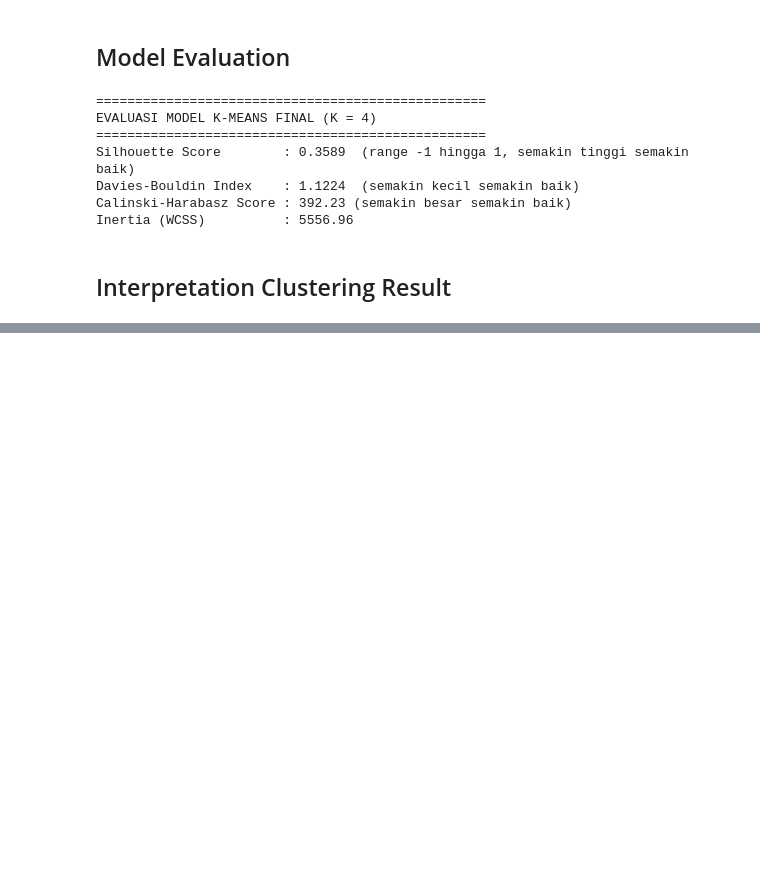
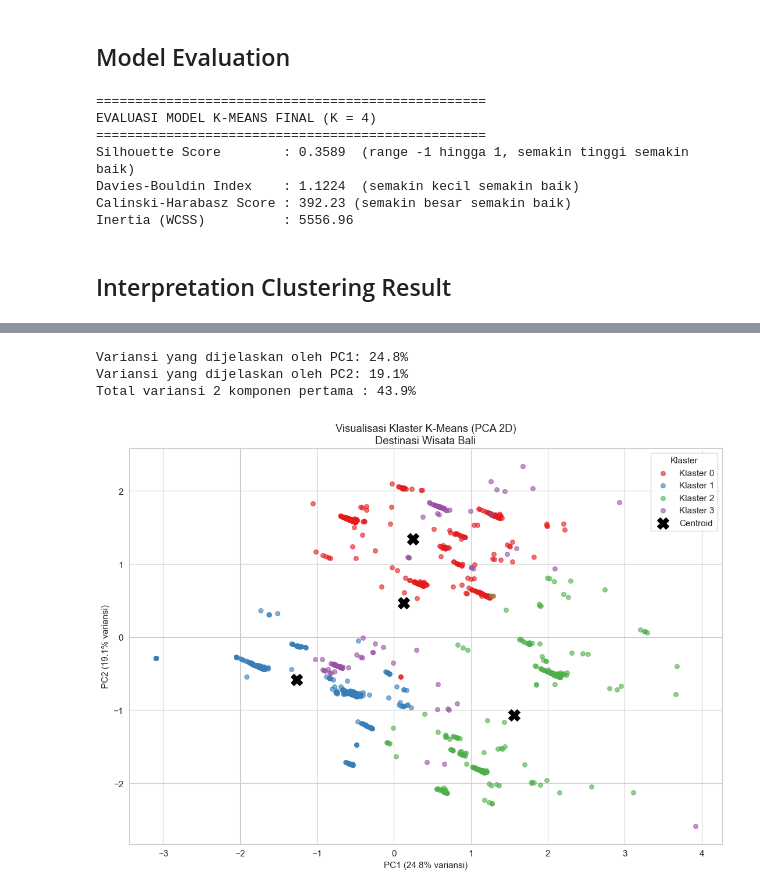
Before and after one commit to agungtrisutaji/balinavi-smart-travel, a Jupyter notebook: notebooks/02_clusterring.ipynb, the cells around one changed output, grey strips where cells are left out. Drawn from its saved outputs; the diff is of its cells as text; code cells hidden in the pictures; blank space fills up the shorter version.

```diff
--- a/notebooks/02_clusterring.ipynb
+++ b/notebooks/02_clusterring.ipynb
@@ -314,0 +403,48 @@ Inertia (WCSS)          : 5556.96
+# %%
+# ============================================================
+# VISUALISASI 4: PCA 2D — VISUALISASI KLASTER DALAM 2 DIMENSI
+# ============================================================
+# Karena clustering dilakukan dalam 9 dimensi, PCA digunakan
+# untuk memproyeksikan data ke 2D untuk tujuan visualisasi.
+
+pca = PCA(n_components=2, random_state=42)
+X_pca = pca.fit_transform(X_scaled)
+
+print(f"Variansi yang dijelaskan oleh PC1: {pca.explained_variance_ratio_[0]*100:.1f}%")
+print(f"Variansi yang dijelaskan oleh PC2: {pca.explained_variance_ratio_[1]*100:.1f}%")
+print(f"Total variansi 2 komponen pertama : {sum(pca.explained_variance_ratio_)*100:.1f}%")
+
+plt.figure(figsize=(11, 8))
+colors = sns.color_palette('Set1', K_OPTIMAL)
+
+for cluster_id in sorted(df['cluster'].unique()):
+    mask = df['cluster'].values == cluster_id
+    plt.scatter(
+        X_pca[mask, 0],
+        X_pca[mask, 1],
+        label=f'Klaster {cluster_id}',
+        alpha=0.6,
+        s=30,
+        color=colors[cluster_id]
+    )
+
+# Centroid di ruang PCA
+centroids_pca = pca.transform(kmeans_final.cluster_centers_)
+plt.scatter(
+    centroids_pca[:, 0],
+    centroids_pca[:, 1],
+    c='black', marker='X', s=200, zorder=5, label='Centroid'
+)
+
+plt.xlabel(f'PC1 ({pca.explained_variance_ratio_[0]*100:.1f}% variansi)')
+plt.ylabel(f'PC2 ({pca.explained_variance_ratio_[1]*100:.1f}% variansi)')
+plt.title('Visualisasi Klaster K-Means (PCA 2D)\nDestinasi Wisata Bali')
+plt.legend(title='Klaster')
+plt.tight_layout()
+plt.savefig('pca_klaster.png', dpi=150)
+plt.show()
+# %% [output]
+Variansi yang dijelaskan oleh PC1: 24.8%
+Variansi yang dijelaskan oleh PC2: 19.1%
+Total variansi 2 komponen pertama : 43.9%
+[figure, added]
```
Also changed, not shown: parts of 5 cells of this notebook, 5 other files.
